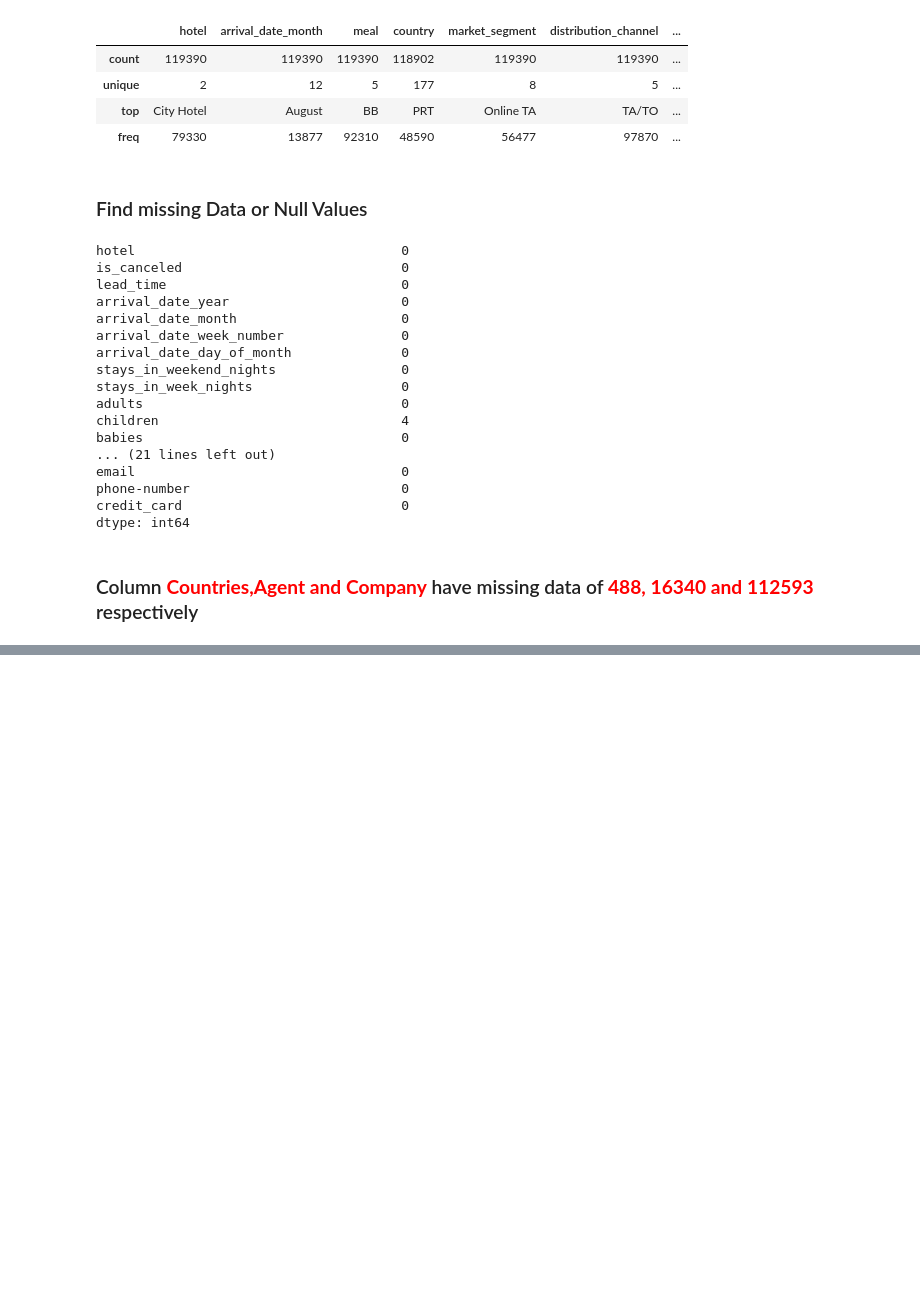
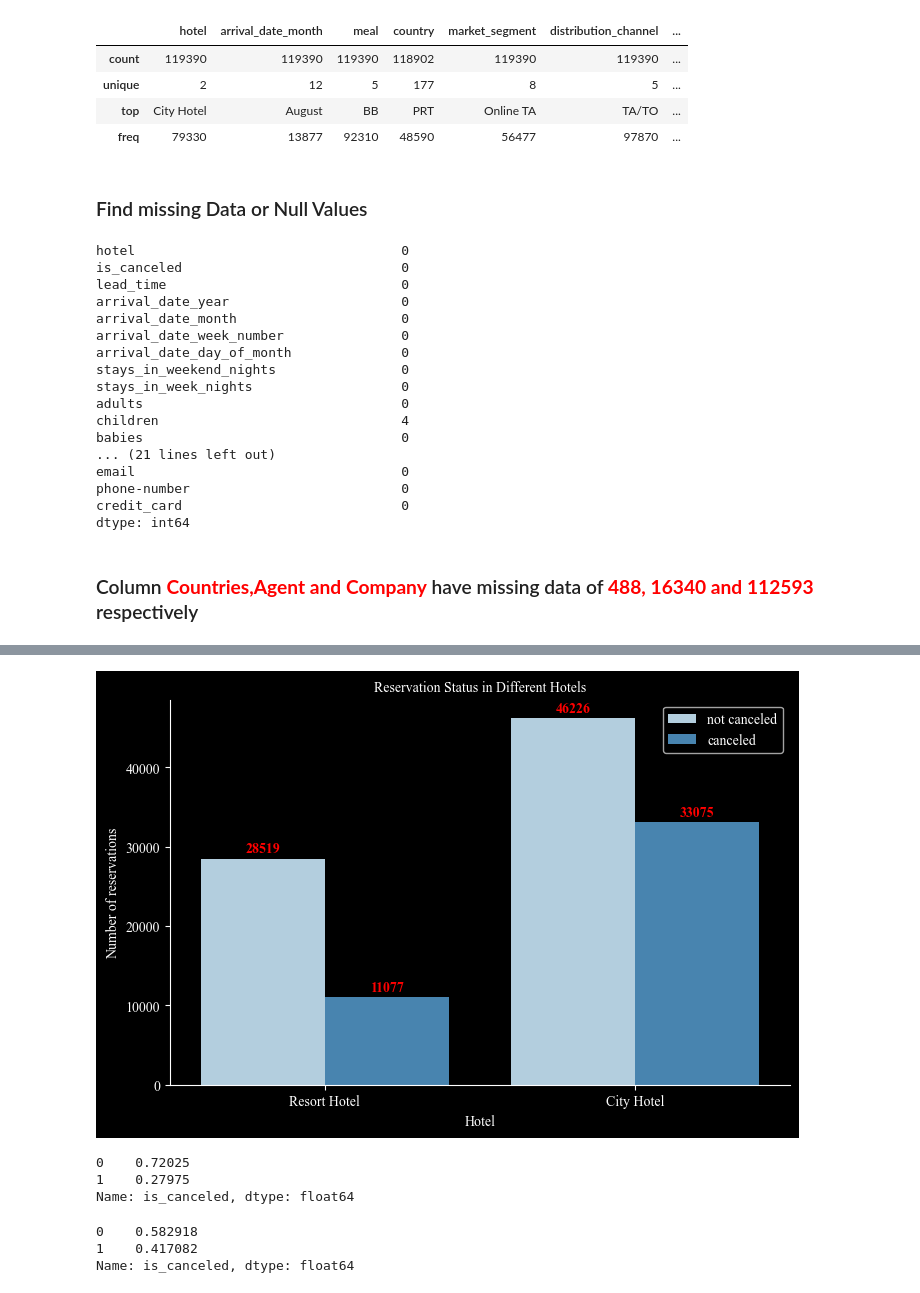
Before and after one commit to waseemofficial/Hotel-Booking-Data-, a Jupyter notebook: hotelBookingAnalysis.ipynb, the cells around one changed output, grey strips where cells are left out. Cells and saved outputs as stored; diff of their text form; code cells hidden in the pictures; blank space fills up the shorter version.

Commit message:
$Hotel Booking analysis 2

```diff
--- a/hotelBookingAnalysis.ipynb
+++ b/hotelBookingAnalysis.ipynb
@@ -103,0 +204,30 @@ df.dropna(inplace=True)
+# %%
+plt.figure(figsize=(8,5))
+ax1=sns.countplot(x="hotel",hue="is_canceled",data=df,palette="Blues")
+#sns.despine(left=True, bottom=True)
+sns.despine(top=True, right=True)
+#sns.set_style({'axes.facecolor':'black', 'grid.color': '.8', 'font.family':'Times New Roman'})
+ax1.legend(["not canceled","canceled"])
+#labeling the bars
+for container in ax1.containers:
+    ax1.bar_label(container,color="red",fontsize=10,weight="bold",padding=2)
+plt.title("Reservation Status in Different Hotels",size=10)
+plt.xlabel("Hotel")
+plt.ylabel("Number of reservations")
+plt.show()
+# %% [output]
+[figure, added]
+# %%
+resort_hotels=df[df["hotel"]=="Resort Hotel"]
+resort_hotels["is_canceled"].value_counts(normalize=True)
+# %% [output]
+0    0.72025
+1    0.27975
+Name: is_canceled, dtype: float64
+# %%
+city_hotels=df[df["hotel"]=="City Hotel"]
+city_hotels["is_canceled"].value_counts(normalize=True)
+# %% [output]
+0    0.582918
+1    0.417082
+Name: is_canceled, dtype: float64
```
Also changed, not shown: parts of 20 cells of this notebook.
